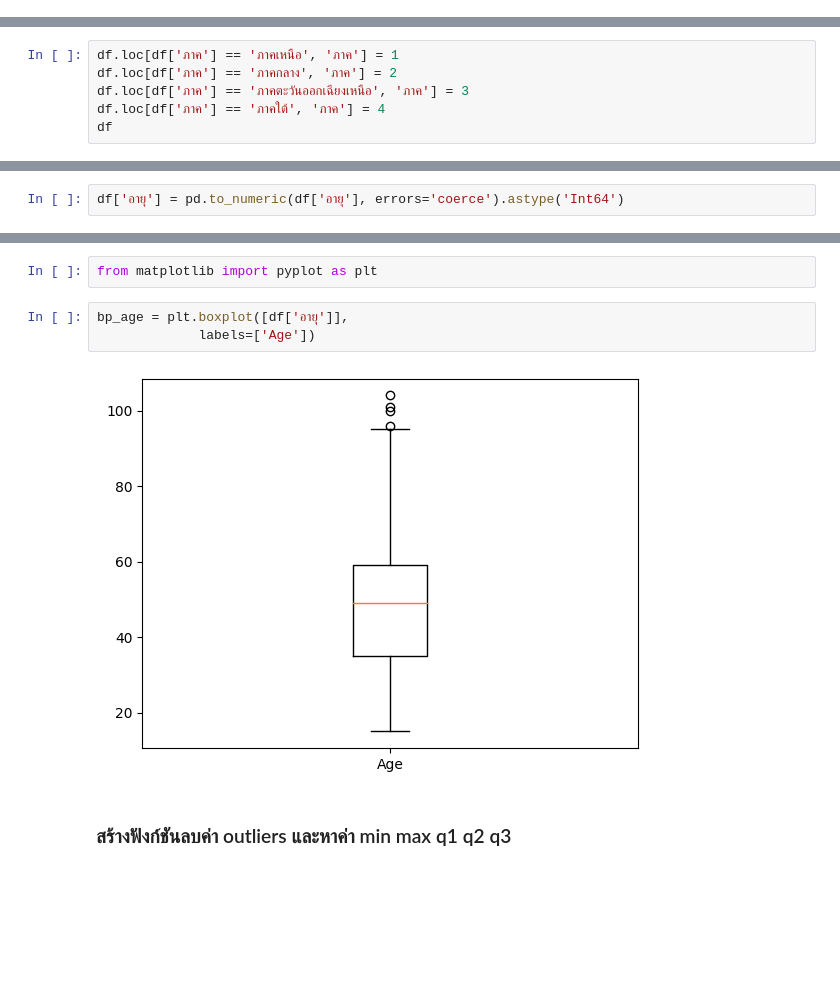
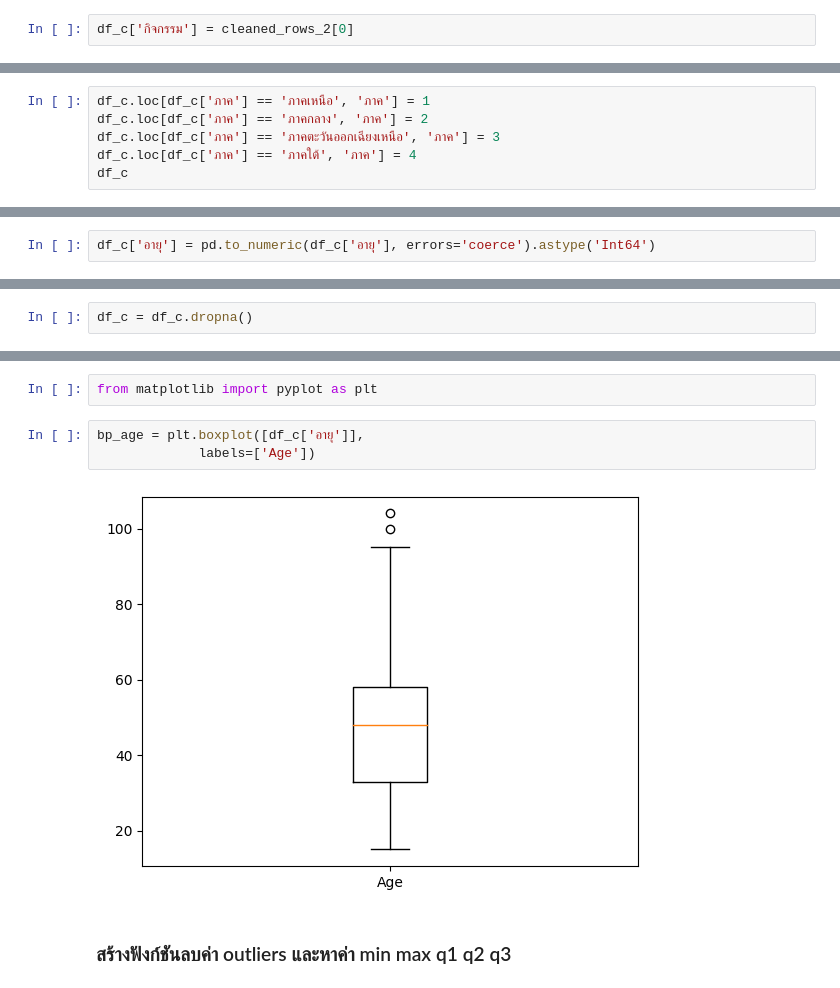
Before and after one commit to lapatradaa/BSC_DPDM23, a Jupyter notebook: ex.ipynb, the cells around one changed output, grey strips where cells are left out. Saved outputs shown, nothing was run; the diff lists cells and outputs as text; blank space fills up the shorter version.

```diff
--- a/ex.ipynb
+++ b/ex.ipynb
@@ -58,0 +111,2 @@ Name: ภาค, dtype: int64
+# %%
+df_c['กิจกรรม'] = cleaned_rows_2[0]
@@ -63,11 +143,11 @@ Name: ภาค, dtype: int64
 3 = ภาคตะวันออกเฉียงเหนือ,
 4 = ภาคใต้
 # %%
-df.loc[df['ภาค'] == 'ภาคเหนือ', 'ภาค'] = 1
-df.loc[df['ภาค'] == 'ภาคกลาง', 'ภาค'] = 2
-df.loc[df['ภาค'] == 'ภาคตะวันออกเฉียงเหนือ', 'ภาค'] = 3
-df.loc[df['ภาค'] == 'ภาคใต้', 'ภาค'] = 4
-df
+df_c.loc[df_c['ภาค'] == 'ภาคเหนือ', 'ภาค'] = 1
+df_c.loc[df_c['ภาค'] == 'ภาคกลาง', 'ภาค'] = 2
+df_c.loc[df_c['ภาค'] == 'ภาคตะวันออกเฉียงเหนือ', 'ภาค'] = 3
+df_c.loc[df_c['ภาค'] == 'ภาคใต้', 'ภาค'] = 4
+df_c
 # %% [output]
 |  | ปี | ภาค | จังหวัด | อำเภอ | ตำบล | เพศ | อายุ | การศึกษา | สถานภาพ | การมีโรคประจำตัว | ... |
 | 0 | 2564 | 2 | สมุทรปราการ | เมืองสมุทรปราการ | สำโรงเหนือ | หญิง | 55 | มัธยมศึกษาตอนต้น | แยกกันอยู่ | ไม่มี | ... |
@@ -102,2 +182,2 @@ Name: อายุ, Length: 20098, dtype: object
 # %%
-df['อายุ'] = pd.to_numeric(df['อายุ'], errors='coerce').astype('Int64')
+df_c['อายุ'] = pd.to_numeric(df_c['อายุ'], errors='coerce').astype('Int64')
@@ -106 +184,3 @@ df = df.dropna()
+# %%
+df_c = df_c.dropna()
 # %%
@@ -126,10 +206,10 @@ dtype: bool
 # %%
 from matplotlib import pyplot as plt
 # %%
-bp_age = plt.boxplot([df['อายุ']],
+bp_age = plt.boxplot([df_c['อายุ']],
              labels=['Age'])
 # %% [output]
-[figure, old version]
+[figure, new version]
 # %% [markdown]
 ### สร้างฟังก์ชันลบค่า outliers และหาค่า min max q1 q2 q3
 # %%
```
Also changed, not shown: parts of 60 cells of this notebook.
